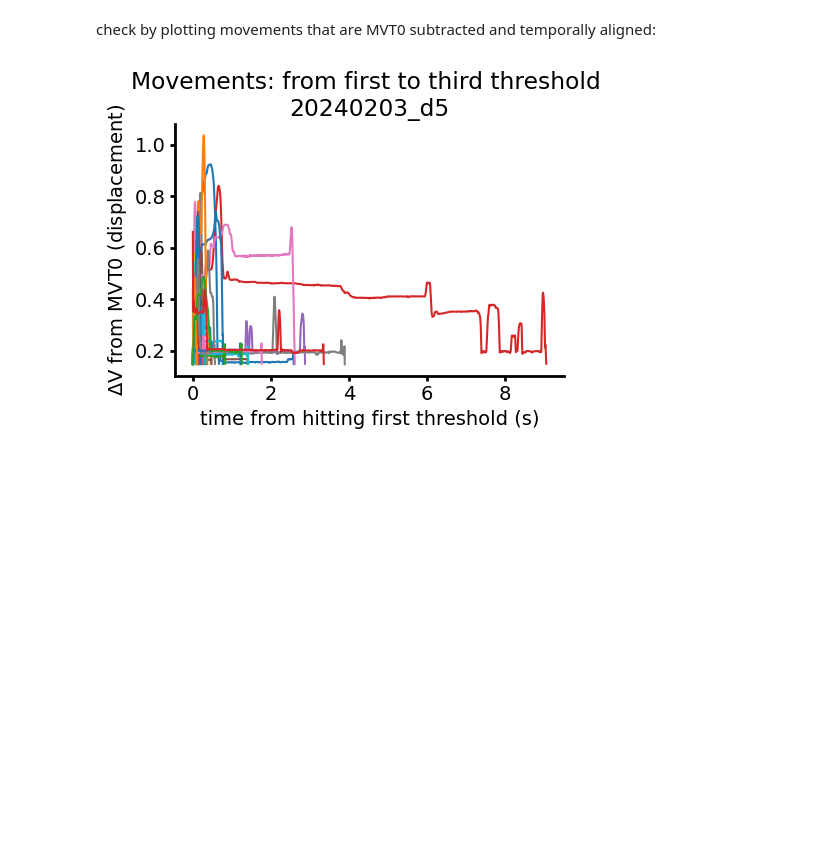
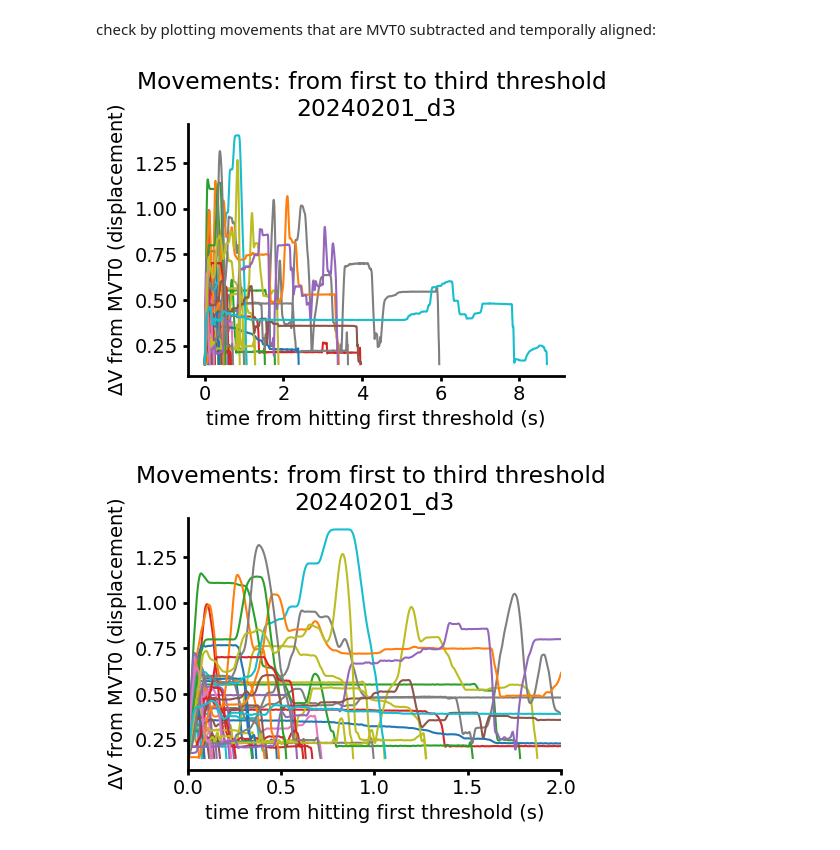
Before and after one commit to paulazoo/behavior, a Jupyter notebook: analysis/HitMovements.ipynb, the cells around one changed output. Drawn from its saved outputs; the diff is of its cells as text; code cells hidden in the pictures; blank space fills up the shorter version.

```diff
--- a/analysis/HitMovements.ipynb
+++ b/analysis/HitMovements.ipynb
@@ -2,8 +2,8 @@
 ### set folder_name and `num_trials`
 - `num_trials` and `threshold_shift` based on preprocessing alignment (see PreprocessLeverData notebooks) and can be found for each day's session in the Google sheets analysis log
 # %%
-name = 'ANM1'
-session = '20240203_d5'
-num_trials = 64
+name = 'ANM7'
+session = '20240201_d3'
+num_trials = 129
 threshold_shift = 0.0
 # %%
@@ -110,14 +109,24 @@ check by plotting movements that are MVT0 subtracted and temporally aligned:
 # %%
 set_matplotlib_settings()
 
 for hit_movement in hit_movements:
     # also check by plotting all of the movements
     plt.plot(hit_movement[0, :], hit_movement[1, :])
 plt.title("Movements: from first to third threshold \n"+session)
 plt.xlabel("time from hitting first threshold (s)")
 plt.ylabel("$\Delta$V from MVT0 (displacement)")
 
 plt.savefig(output_folder+"plot_movements.png")
 plt.show()
+
+for hit_movement in hit_movements:
+    # also check by plotting all of the movements
+    plt.plot(hit_movement[0, :], hit_movement[1, :])
+plt.title("Movements: from first to third threshold \n"+session)
+plt.xlabel("time from hitting first threshold (s)")
+plt.ylabel("$\Delta$V from MVT0 (displacement)")
+plt.xlim([0, 2])
+plt.show()
 # %% [output]
-[figure, old version]
+[figure, new version]
+[figure, added]
```
Also changed, not shown: parts of 6 cells of this notebook, 20 other files.
